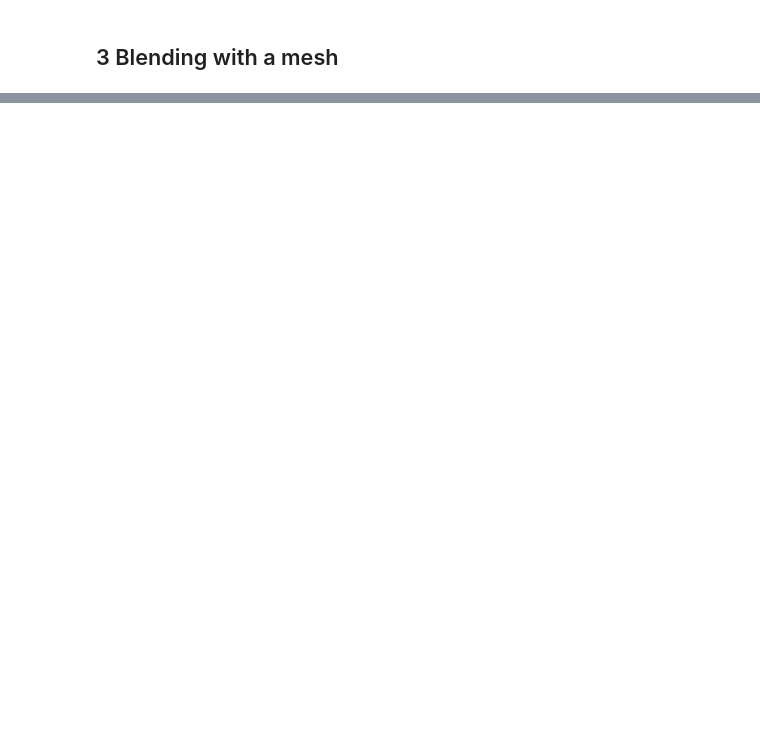
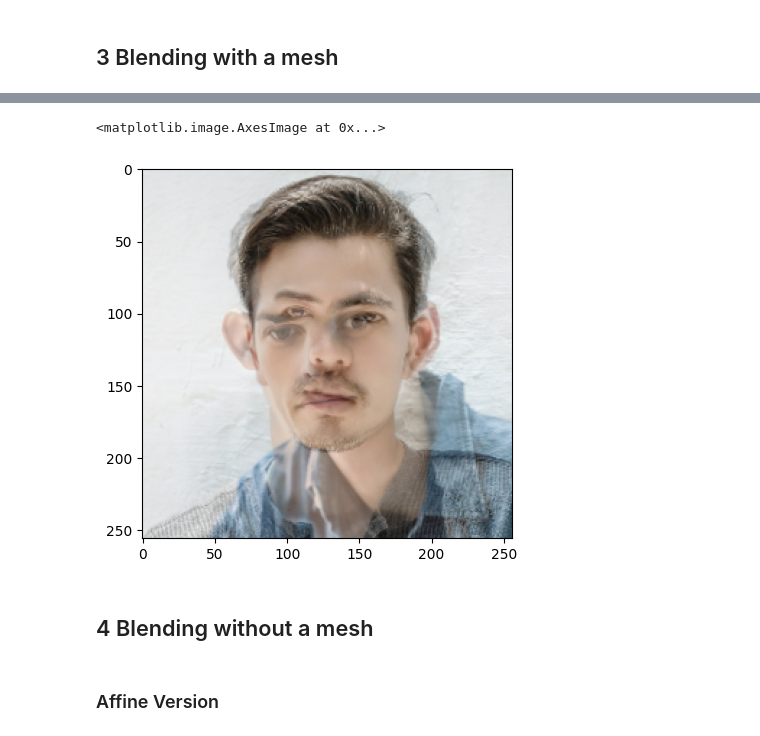
Before and after one commit to lucieniii/UCL-IP-2022, a Jupyter notebook: Practical2/Practical2.ipynb, the cells around one changed output, grey strips where cells are left out. Saved outputs shown, nothing was run; the diff lists cells and outputs as text; code cells hidden in the pictures; blank space fills up the shorter version.

```diff
--- a/Practical2/Practical2.ipynb
+++ b/Practical2/Practical2.ipynb
@@ -156,16 +146,49 @@ def calBetweenImage(im_src, points_src, im_dst, points_dst, w, tri_mesh):
     X, Y = np.meshgrid(np.linspace(0, height - 1, height), np.linspace(0, width - 1, width))
     X = X[:, :, np.newaxis]
     Y = Y[:, :, np.newaxis]
+    Z = np.ones((height * width, 1))
     cor = np.concatenate((Y, X), axis=2)
     cor_flat = cor.reshape((height * width, 2))
-    tri_idx = np.zeros((height * width,))
+    tri_idx = np.zeros((height * width,)) + tri_mesh.shape[0]
+    unit_affmat = np.array([
+        [1., 0., 0.],
+        [0., 1., 0.],
+        [0., 0., 1.],
+    ])
+    zero_affmat = np.array([
+        [0., 0., 0.],
+        [0., 0., 0.],
+        [0., 0., 0.],
+    ])
+
+    b2s = []
+    b2d = []
+
     idx = 0
     for tri in tri_mesh:
         tri_is_in = inTriangle(cor_flat, points_bet[tri])
+
         tri_idx[tri_is_in] = idx
+        b2s.append(calAffineMat(points_bet[tri], points_src[tri]))
+        b2d.append(calAffineMat(points_bet[tri], points_dst[tri]))
+
         idx += 1
-    tri_idx = tri_idx.reshape((height, width)).astype(np.int32)
 
+    b2s.append(unit_affmat)
+    b2d.append(unit_affmat)
 
+    #tri_idx = tri_idx.reshape((height, width)).astype(np.int32)
+    tri_idx = tri_idx.astype(np.int32)
+    b2s = np.array(b2s)[tri_idx]
+    b2d = np.array(b2d)[tri_idx]
 
-    return tri_idx
+    cor_flat = np.concatenate((cor_flat, Z), axis=1)
+    pins = np.einsum('ijk,ikl->ij', b2s, cor_flat[:, :, np.newaxis], optimize=True)[:, :2]
+    pind = np.einsum('ijk,ikl->ij', b2d, cor_flat[:, :, np.newaxis], optimize=True)[:, :2]
+
+    im_bet = np.zeros(im_src.shape)
+    im_bet[:, :, 0] = ((1 - w) * bilinearInterpolation(im_src[:, :, 0], pins) + w * bilinearInterpolation(im_dst[:, :, 0], pind)).reshape((height, width))
+    im_bet[:, :, 1] = ((1 - w) * bilinearInterpolation(im_src[:, :, 1], pins) + w * bilinearInterpolation(im_dst[:, :, 1], pind)).reshape((height, width))
+    im_bet[:, :, 2] = ((1 - w) * bilinearInterpolation(im_src[:, :, 2], pins) + w * bilinearInterpolation(im_dst[:, :, 2], pind)).reshape((height, width))
+
+    return im_bet.astype(np.uint8)
@@ -197,0 +195,10 @@ plt.show()
+# %%
+im_bet = calBetweenImage(src_image, shape_src, dst_image, shape_dst, 0.5, tri_src)
+plt.imshow(im_bet)
+# %% [output]
+<matplotlib.image.AxesImage at 0x...>
+[figure, added]
+# %% [markdown]
+## 4 Blending without a mesh
+# %% [markdown]
+### Affine Version
```
Also changed, not shown: parts of 28 cells of this notebook.
